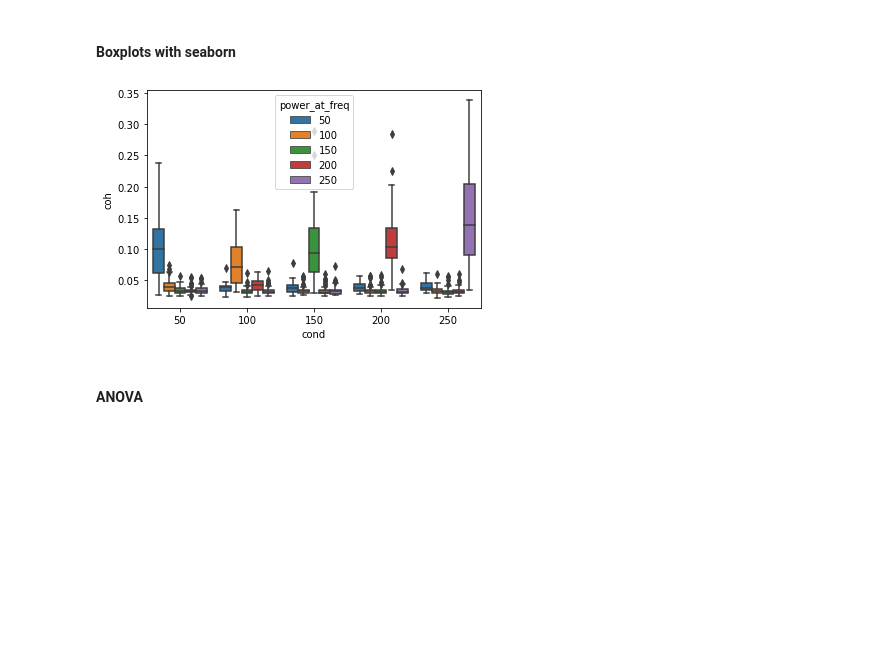
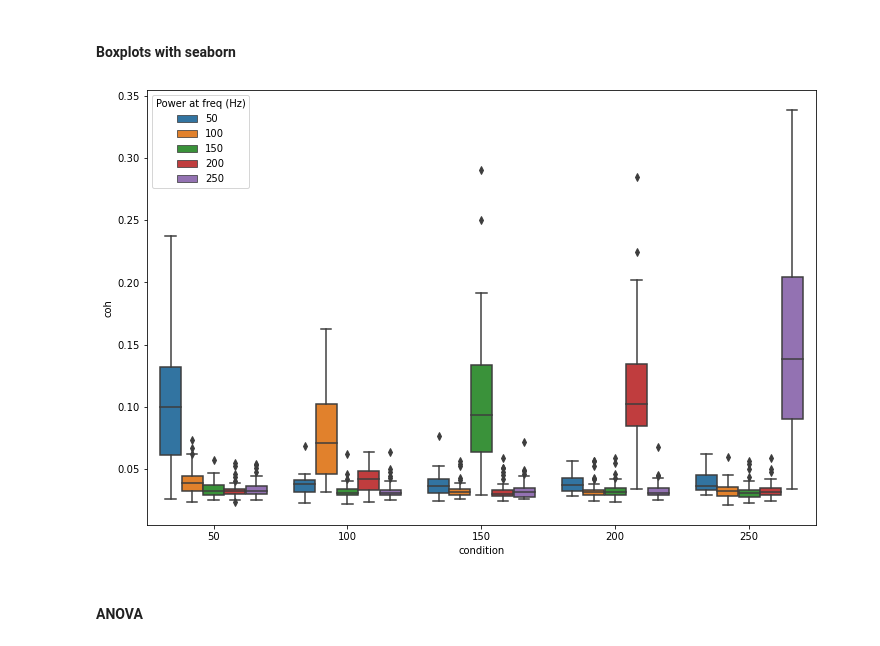
Before and after one commit to letitiayhho/eeg_pitch_tracking, a Jupyter notebook: scripts/coherence_results.ipynb, the cells around one changed output. Cells and saved outputs as stored; diff of their text form; code cells hidden in the pictures; blank space fills up the shorter version.

Commit message:
Generate figures for poster

```diff
--- a/scripts/coherence_results.ipynb
+++ b/scripts/coherence_results.ipynb
@@ -88,19 +90,27 @@ plt.show()
 # %%
 # Pivot into tidy
 coh_tidy = coh_chan_avg
-coh_tidy["cond"] = pd.to_numeric(coh_tidy["cond"])
+coh_tidy["condition"] = pd.to_numeric(coh_tidy["cond"])
 coh_tidy = pd.melt(coh_tidy,
-                     id_vars = ['sub', 'cond'],
+                     id_vars = ['sub', 'condition'],
                      value_vars=['50', '100', '150', '200', '250'],
                      var_name = 'power_at_freq',
                      value_name = 'coh')
 
-ax = sns.boxplot(x = "cond",
+# Plot
+fig, ax = plt.subplots(figsize=(12, 8))
+ax = sns.boxplot(x = "condition",
                  y = "coh",
                  hue = "power_at_freq",
-                 data = coh_tidy)
+                 data = coh_tidy,
+                 ax = ax)
+ax = ax.legend(title='Power at freq (Hz)', loc='upper left')
+
+# Save
+fig = ax.get_figure()
+fig.savefig('../figs/coherence_seaborn.png', dpi = 600)
 # %% [output]
-[figure, old version]
+[figure, new version]
 # %% [markdown]
 #### ANOVA
 # %%
```
Also changed, not shown: parts of 2 cells of this notebook.
